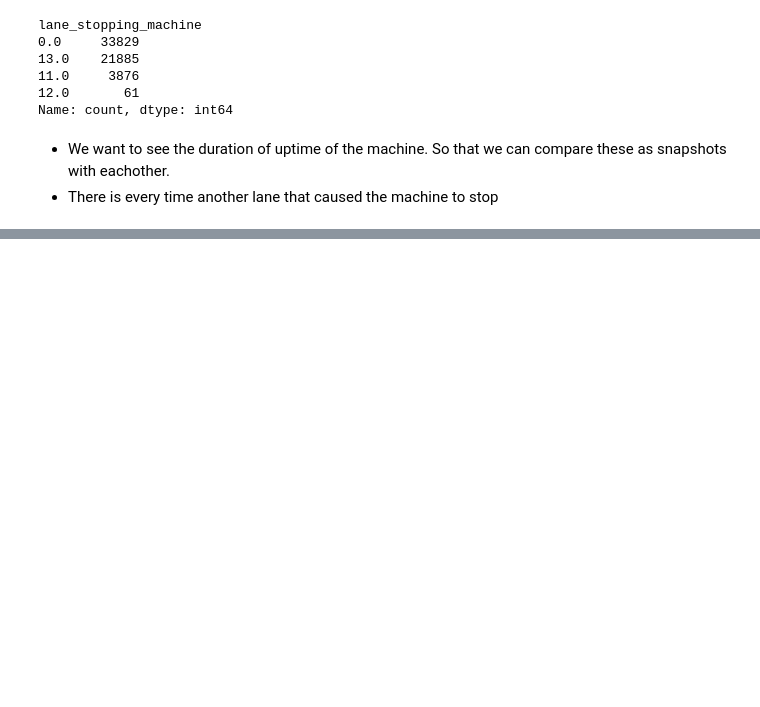
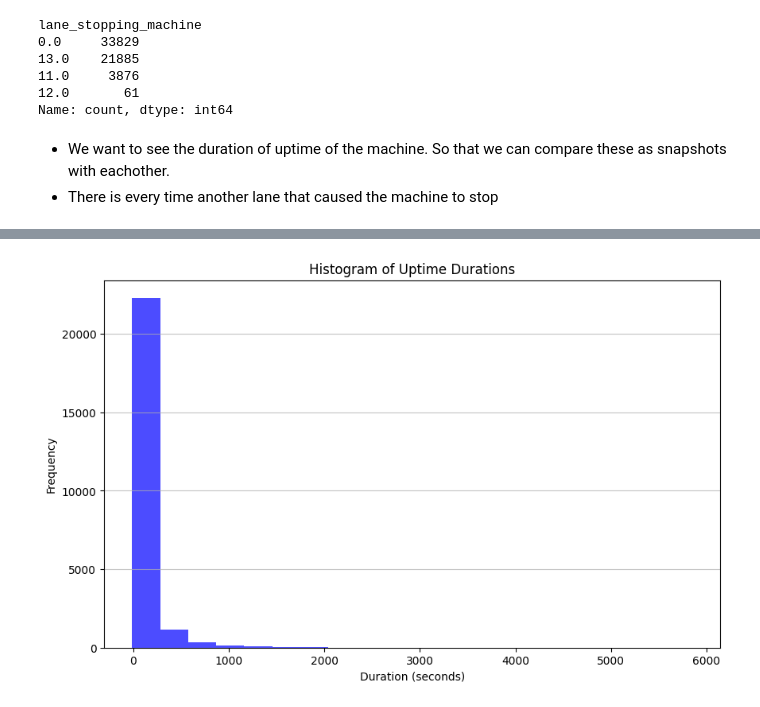
Before and after one commit to AcidSudo/Sanovo_19052025, a Jupyter notebook: exploration_21052025.ipynb, the cells around one changed output, grey strips where cells are left out. Cells and saved outputs as stored; diff of their text form; code cells hidden in the pictures; blank space fills up the shorter version.

Commit message:
snapshots

```diff
--- a/exploration_21052025.ipynb
+++ b/exploration_21052025.ipynb
@@ -143,0 +173,5 @@ Extracted and saved 24081 chunks.
+# %%
+snapshots['time_delta'] = snapshots.groupby('snapshot')['MerDate'].transform(lambda x: x.max() - x.min())
+snapshots.head(2)
+# %%
+snapshots.set_index('MerDate', inplace=True)
@@ -147,17 +210,18 @@ uptime_windows = []
 start_time = None
 
 # Iterate through the DataFrame to identify uptime windows
-for index, row in data_filtered.iterrows():
+for index, row in snapshots.iterrows():
     if row['MerType'] == 8 and row['MerNumber'] == 1:
         start_time = index
     elif row['MerType'] == 8 and row['MerNumber'] == 0 and start_time is not None:
         duration = index - start_time
+        lane_errors = snapshots.loc[start_time:index]
+        lane_errors_count = lane_errors[lane_errors['MerType'] == 21].shape[0]
         uptime_windows.append({
             'Start': start_time,
             'Stop' : index,
-            'Duration' : duration})
+            'Uptime' : duration,
+            'Lane Errors': lane_errors_count
+        })
+
         start_time = None
-
-# Display the results
-for window in uptime_windows:
-    print(f"Start: {window['Start']}, Stop: {window['Stop']}, Duration: {window['Duration']}")
@@ -181,0 +228,3 @@ Start: 2025-02-12 18:4
+# %%
+df = pd.DataFrame(uptime_windows)
+display(df)
@@ -181,0 +245,16 @@ Start: 2025-02-12 18:4
+# %%
+import matplotlib.pyplot as plt
+
+# Convert durations to seconds for better visualization
+df['Duration_seconds'] = df['Duration'].dt.total_seconds()
+
+# Plot histogram
+plt.figure(figsize=(10, 6))
+plt.hist(df['Duration_seconds'], bins=20, color='blue', alpha=0.7)
+plt.title('Histogram of Uptime Durations')
+plt.xlabel('Duration (seconds)')
+plt.ylabel('Frequency')
+plt.grid(axis='y', alpha=0.75)
+plt.show()
+# %% [output]
+[figure, added]
```
Also changed, not shown: parts of 11 cells of this notebook, 3 other files.
